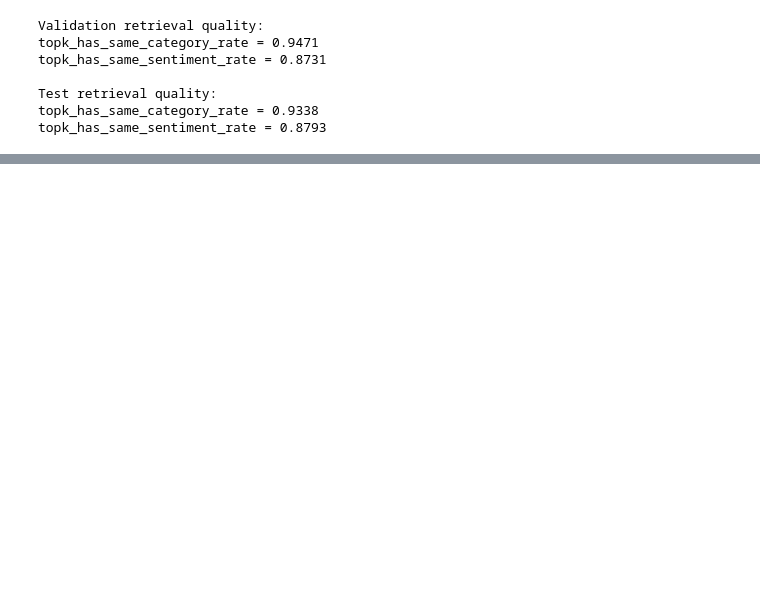
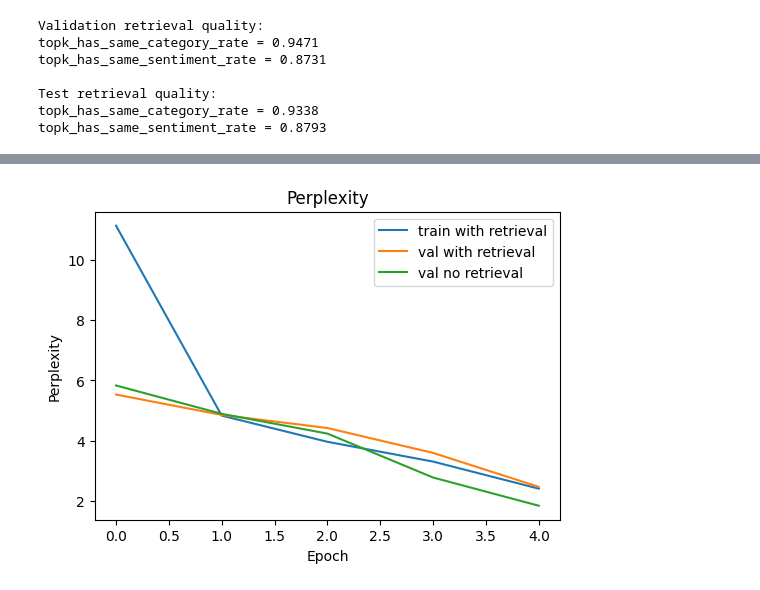
Before and after one commit to Salar-khan-bits/i232607-NLP-Assignment3, a Jupyter notebook: main.ipynb, the cells around one changed output, grey strips where cells are left out. Saved outputs shown, nothing was run; the diff lists cells and outputs as text; code cells hidden in the pictures; blank space fills up the shorter version.

```diff
--- a/main.ipynb
+++ b/main.ipynb
@@ -1436,0 +877,9 @@ Saved retrieval file: results/part_b_retrieval.pt
+# %%
+# Load retrieval outputs
+part_b_data = torch.load(os.path.join(RESULTS_DIR, "retrieval.pt"), map_location="cpu")
+
+TOP_K = part_b_data["top_k"]
+val_ret_rows = part_b_data["val_ret_rows"]
+test_ret_rows = part_b_data["test_ret_rows"]
+
+print("Loaded retrieval with TOP_K =", TOP_K)
@@ -1436,0 +1331,11 @@ Saved retrieval file: results/part_b_retrieval.pt
+# %%
+# Train baseline (without retrieval)
+decoder_model_no_ret, decoder_hist_no_ret, decoder_path_no_ret = train_decoder_system(
+    train_dec_loader_no_ret,
+    val_dec_loader_no_ret,
+    save_name="decoder_without_retrieval.pt"
+)
+
+test_nll_no_ret, test_ppl_no_ret = run_decoder_epoch(decoder_model_no_ret, test_dec_loader_no_ret, optimizer=None)
+print("\nTest perplexity (without retrieval):", round(test_ppl_no_ret, 4))
+print("Saved:", decoder_path_no_ret)
@@ -1436,0 +1351,69 @@ Saved retrieval file: results/part_b_retrieval.pt
+# %%
+def decode_ids(ids, vocab):
+    id_to_tok = {v: k for k, v in vocab.items()}
+    toks = []
+    for x in ids:
+        tok = id_to_tok.get(int(x), "<UNK>")
+        if tok in ["<PAD>", "<BOS>"]:
+            continue
+        if tok == "<EOS>":
+            break
+        toks.append(tok)
+
+    text = " ".join(toks)
+    text = re.sub(r"\s+([\.,!?;:])", r"\1", text)
+    return text
+
+
+def build_generation_input(prompt, vocab, max_len):
+    bos = vocab["<BOS>"]
+    ans = vocab["<ANS>"]
+    ids = [bos] + encode_with_decoder_vocab(tokenize(clean_text(prompt)), vocab) + [ans]
+
+    if len(ids) > max_len:
+        ids = ids[:max_len]
+    return ids
+
+
+def generate_explanation(model, prompt, vocab, max_len, max_new_tokens=50):
+    model.eval()
+    eos_id = vocab["<EOS>"]
+    pad_id = vocab["<PAD>"]
+
+    ids = build_generation_input(prompt, vocab, max_len)
+
+    with torch.no_grad():
+        for _ in range(max_new_tokens):
+            x = ids[:max_len]
+            m = [1] * len(x)
+
+            if len(x) < max_len:
+                need = max_len - len(x)
+                x = x + [pad_id] * need
+                m = m + [0] * need
+
+            x_t = torch.tensor([x], dtype=torch.long, device=DEVICE)
+            m_t = torch.tensor([m], dtype=torch.long, device=DEVICE)
+
+            logits = model(x_t, m_t)
+            pos = min(len(ids), max_len) - 1
+            next_id = int(torch.argmax(logits[0, pos]).item())
+            ids.append(next_id)
+
+            if next_id == eos_id or len(ids) >= max_len:
+                break
+
+    return decode_ids(ids, vocab)
+
+
+plt.figure(figsize=(6, 4))
+plt.plot(decoder_hist["train_ppl"], label="train with retrieval")
+plt.plot(decoder_hist["val_ppl"], label="val with retrieval")
+plt.plot(decoder_hist_no_ret["val_ppl"], label="val no retrieval")
+plt.xlabel("Epoch")
+plt.ylabel("Perplexity")
+plt.title("Perplexity")
+plt.legend()
+plt.show()
+# %% [output]
+[figure, added]
```
Also changed, not shown: parts of 45 cells of this notebook.
